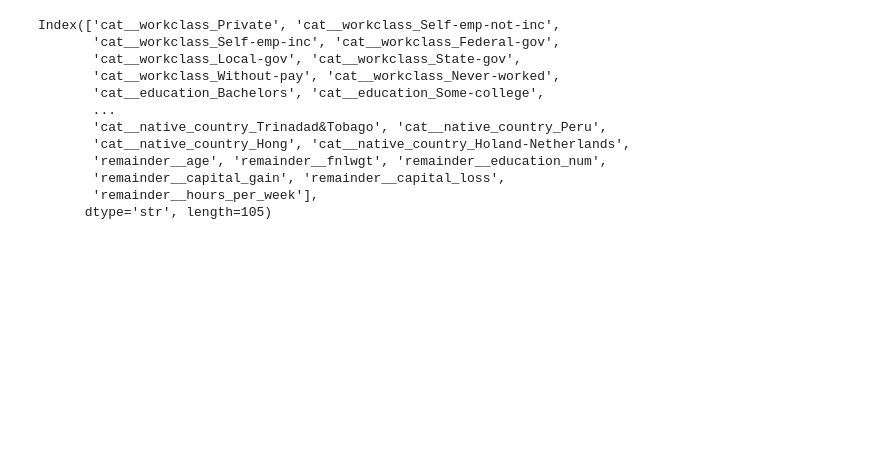
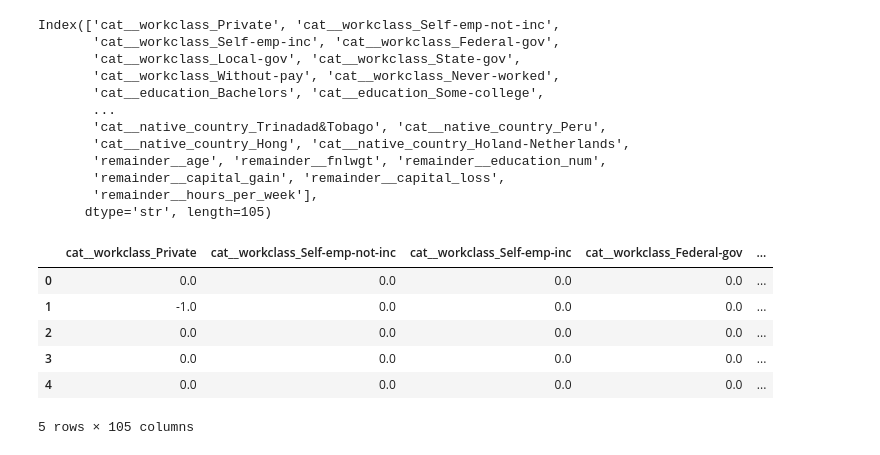
Before and after one commit to Srish09-S/ML, a Jupyter notebook: knn classifier/7. RICR naive-bayes-classifier Notes.ipynb, the cells around one changed output. Drawn from its saved outputs; the diff is of its cells as text; code cells hidden in the pictures; blank space fills up the shorter version.

```diff
--- a/knn classifier/7. RICR naive-bayes-classifier Notes.ipynb
+++ b/knn classifier/7. RICR naive-bayes-classifier Notes.ipynb
@@ -553,3 +553,15 @@ from sklearn.preprocessing import RobustScaler
 scaler = RobustScaler()
 X_train_s = scaler.fit_transform(x_train_encoded)
 X_test_s = scaler.transform(x_test_encoded)
+# %%
+X_train_s = pd.DataFrame(X_train_s, columns=[cols])
+X_test_s = pd.DataFrame(X_test_s, columns=[cols])
+X_train_s.head()
+# %% [output]
+|  | cat__workclass_Private | cat__workclass_Self-emp-not-inc | cat__workclass_Self-emp-inc | cat__workclass_Federal-gov | ... |
+| 0 | 0.0 | 0.0 | 0.0 | 0.0 | ... |
+| 1 | -1.0 | 0.0 | 0.0 | 0.0 | ... |
+| 2 | 0.0 | 0.0 | 0.0 | 0.0 | ... |
+| 3 | 0.0 | 0.0 | 0.0 | 0.0 | ... |
+| 4 | 0.0 | 0.0 | 0.0 | 0.0 | ... |
+5 rows × 105 columns
```
